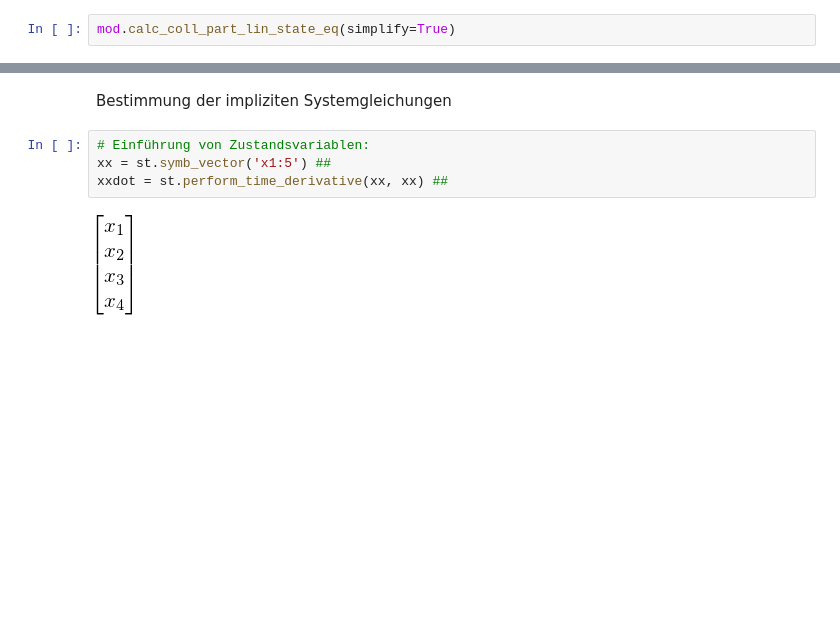
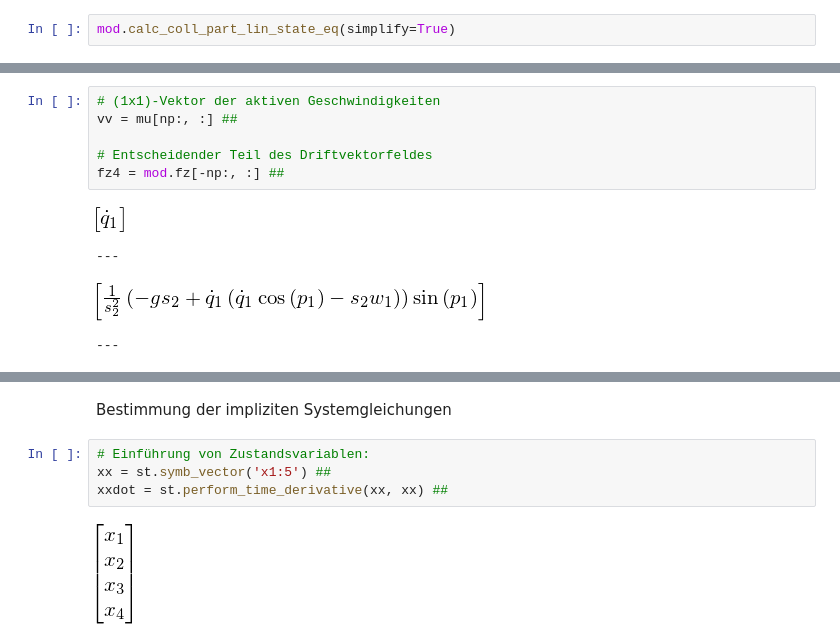
Before and after one commit to cknoll/beispiele, a Jupyter notebook: relevant/mechanik_wagen_pendel_nichtflachheit.ipynb, the cells around one changed output, grey strips where cells are left out. Saved outputs shown, nothing was run; the diff lists cells and outputs as text; blank space fills up the shorter version.

```diff
--- a/relevant/mechanik_wagen_pendel_nichtflachheit.ipynb
+++ b/relevant/mechanik_wagen_pendel_nichtflachheit.ipynb
@@ -108,0 +125,11 @@ g1 = st.col_split(G)
+# %%
+# (1x1)-Vektor der aktiven Geschwindigkeiten
+vv = mu[np:, :] ##
+
+# Entscheidender Teil des Driftvektorfeldes
+fz4 = mod.fz[-np:, :] ##
+# %% [output]
+[figure, added]
+---
+[figure, added]
+---
```
Also changed, not shown: parts of 15 cells of this notebook, 14 other files.
